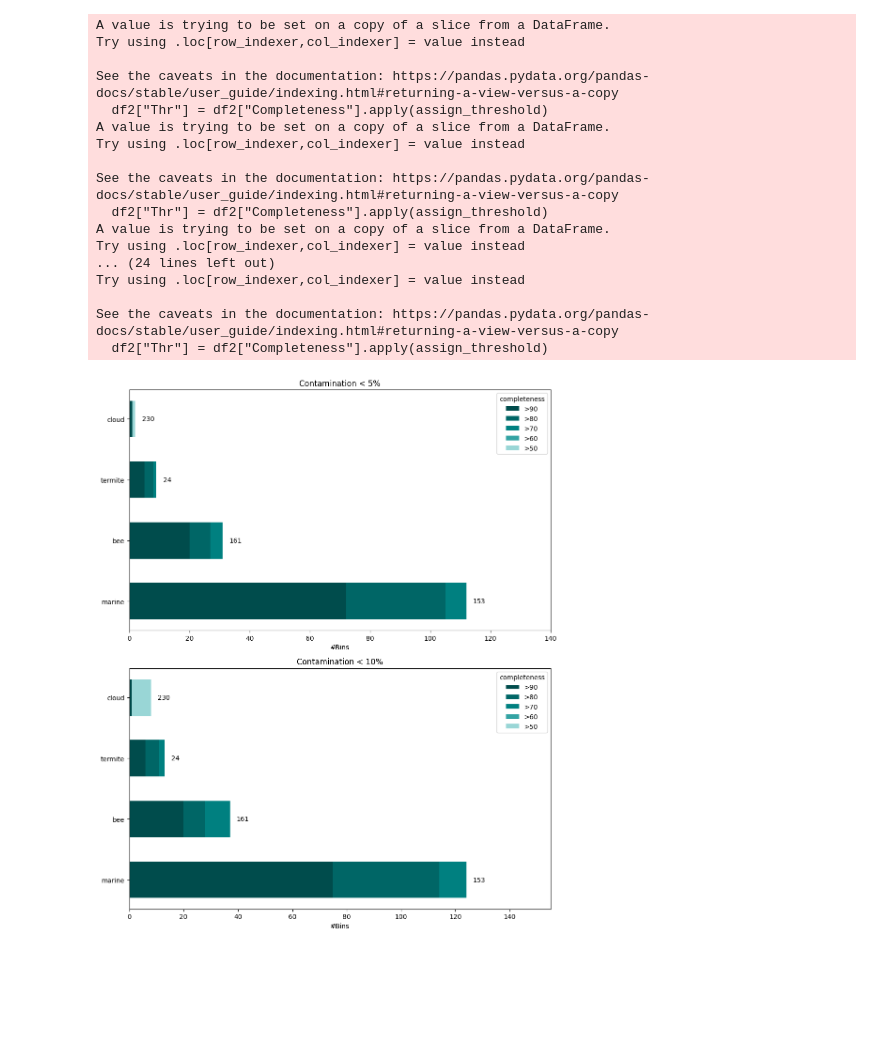
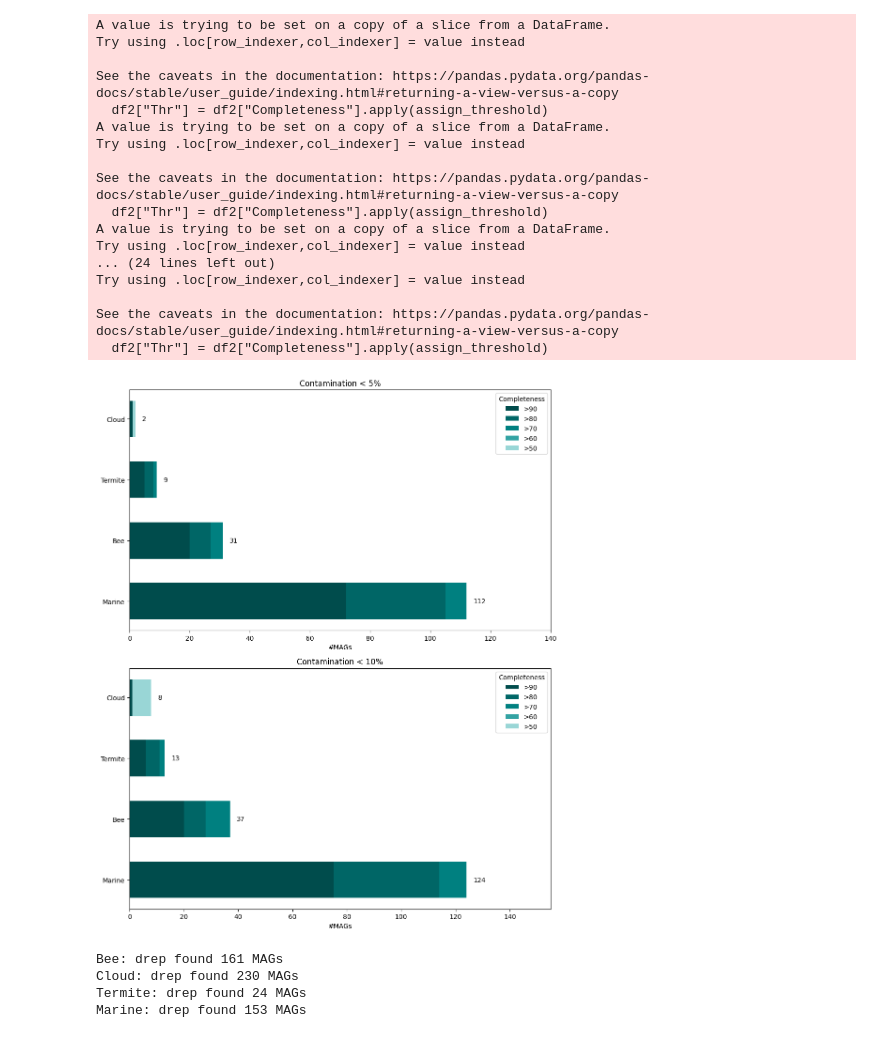
Before and after one commit to usegalaxy-eu/FAIRyMAGs, a Jupyter notebook: use-cases/plots/script.ipynb, the cells around one changed output. Saved outputs shown, nothing was run; the diff lists cells and outputs as text; code cells hidden in the pictures; blank space fills up the shorter version.

Commit message:
minor changes to the plot

```diff
--- a/use-cases/plots/script.ipynb
+++ b/use-cases/plots/script.ipynb
@@ -4,17 +4,17 @@ import matplotlib.pyplot as plt
 import numpy as np
 
 files = {
-    "bee": "../bee/checkm2.tsv",
-    "cloud": "../cloud/checkm2.tsv",
-    "termite": "../termite/checkm2.tsv",
-    "marine": "../marine/checkm2.tsv",
+    "Bee": "../bee/checkm2.tsv",
+    "Cloud": "../cloud/checkm2.tsv",
+    "Termite": "../termite/checkm2.tsv",
+    "Marine": "../marine/checkm2.tsv",
 }
 
 drep_files = {
-    "bee": "../bee/drep.csv",
-    "cloud": "../cloud/drep.csv",
-    "termite": "../termite/drep.csv",
-    "marine": "../marine/drep.csv",
+    "Bee": "../bee/drep.csv",
+    "Cloud": "../cloud/drep.csv",
+    "Termite": "../termite/drep.csv",
+    "Marine": "../marine/drep.csv",
 }
 
 thresholds = [">90", ">80", ">70", ">60", ">50"]
@@ -94,11 +94,10 @@ def plot_stacked(ax, tools, data, title):
         left += np.array(values)
 
     for i, tool in enumerate(tools):
-        count = drep_counts[tool]
         ax.text(
             left[i] + (max(left) * 0.02),
             i,
-            str(count),
+            str(int(left[i])),
             va='center',
             ha='left',
             fontsize=10
@@ -108,7 +107,7 @@ def plot_stacked(ax, tools, data, title):
 
     ax.set_yticks(y)
     ax.set_yticklabels(tools)
-    ax.set_xlabel("#Bins")
+    ax.set_xlabel("#MAGs")
     ax.set_title(title)
 
 use_cases, data5 = load_counts(cont_cutoff=5)
@@ -117,33 +116,40 @@ _, data10 = load_counts(cont_cutoff=10)
 fig, axs = plt.subplots(2, 1, figsize=(10, 12), sharex=False)
 
 plot_stacked(axs[0], use_cases, data5, "Contamination < 5%")
 plot_stacked(axs[1], use_cases, data10, "Contamination < 10%")
 
-axs[0].legend(title="completeness", loc="upper right")
-axs[1].legend(title="completeness", loc="upper right")
+axs[0].legend(title="Completeness", loc="upper right")
+axs[1].legend(title="Completeness", loc="upper right")
 
 plt.tight_layout()
 
 # Save PNG
 plt.savefig("combined_bar_plot.png", dpi=300)
 
 plt.show()
+
+for uc in drep_files:
+    print(f'{uc}: drep found {count_drep_bins(drep_files[uc])} MAGs')
 # %% [output]
 A value is trying to be set on a copy of a slice from a DataFrame.
 Try using .loc[row_indexer,col_indexer] = value instead
 
 See the caveats in the documentation: https://pandas.pydata.org/pandas-docs/stable/user_guide/indexing.html#returning-a-view-versus-a-copy
   df2["Thr"] = df2["Completeness"].apply(assign_threshold)
 A value is trying to be set on a copy of a slice from a DataFrame.
 Try using .loc[row_indexer,col_indexer] = value instead
 
 See the caveats in the documentation: https://pandas.pydata.org/pandas-docs/stable/user_guide/indexing.html#returning-a-view-versus-a-copy
   df2["Thr"] = df2["Completeness"].apply(assign_threshold)
 A value is trying to be set on a copy of a slice from a DataFrame.
 Try using .loc[row_indexer,col_indexer] = value instead
 ... (24 lines left out)
 Try using .loc[row_indexer,col_indexer] = value instead
 
 See the caveats in the documentation: https://pandas.pydata.org/pandas-docs/stable/user_guide/indexing.html#returning-a-view-versus-a-copy
   df2["Thr"] = df2["Completeness"].apply(assign_threshold)
-[figure, old version]
+[figure, new version]
+Bee: drep found 161 MAGs
+Cloud: drep found 230 MAGs
+Termite: drep found 24 MAGs
+Marine: drep found 153 MAGs
```
Also changed, not shown: 1 other file.
